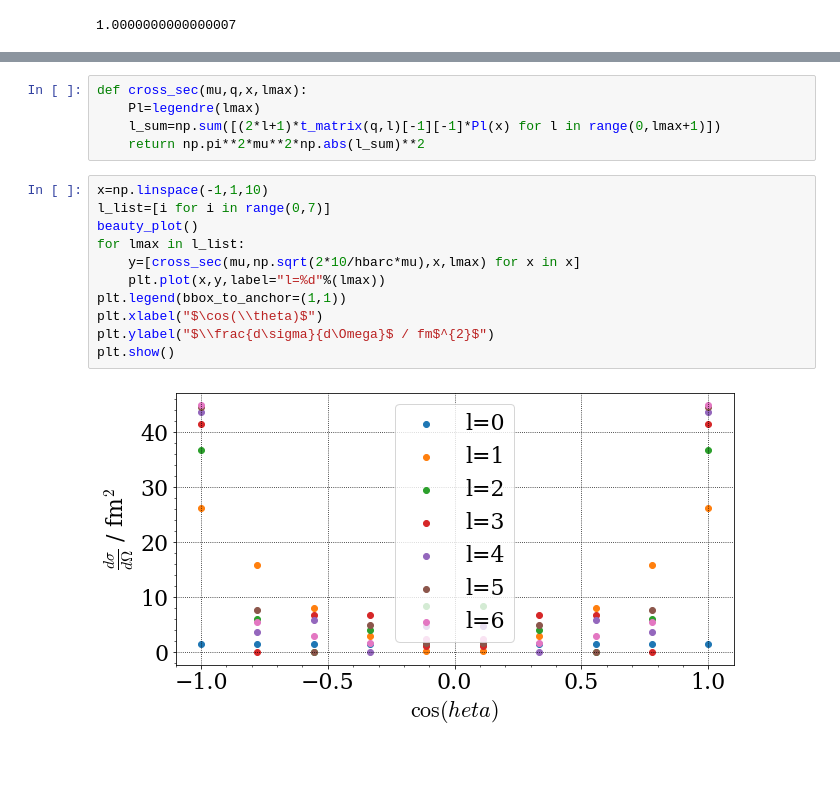
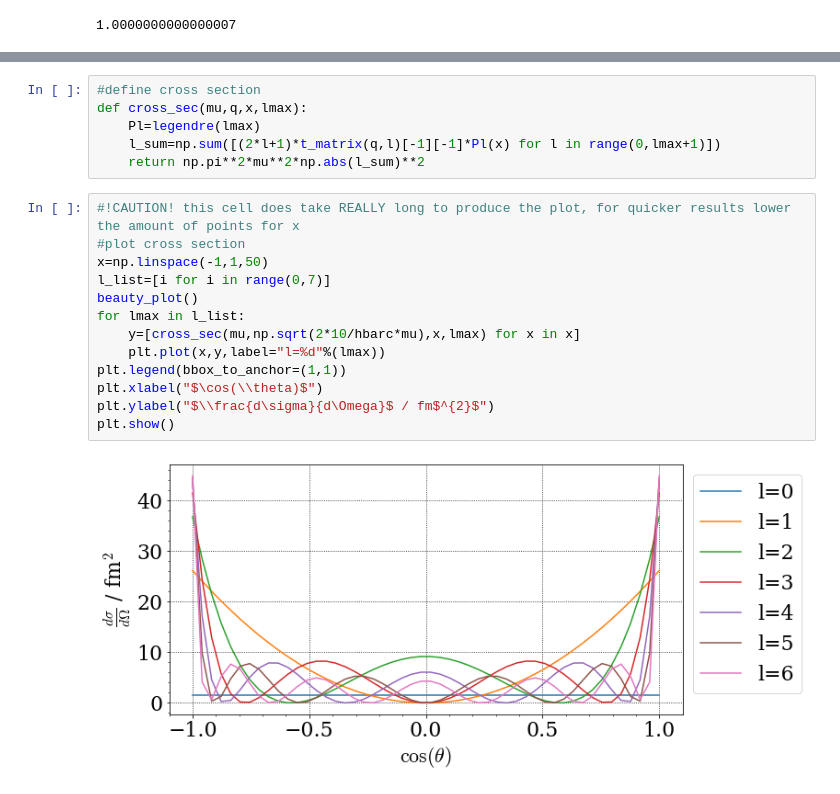
Before and after one commit to dschuechter/physics760_schuechter_krause, a Jupyter notebook: Exercise07/exercise_07.ipynb, the cells around one changed output, grey strips where cells are left out. Drawn from its saved outputs; the diff is of its cells as text; blank space fills up the shorter version.

```diff
--- a/Exercise07/exercise_07.ipynb
+++ b/Exercise07/exercise_07.ipynb
@@ -92,18 +133,21 @@ plt.show()
 # %%
+#define cross section
 def cross_sec(mu,q,x,lmax):
     Pl=legendre(lmax)
     l_sum=np.sum([(2*l+1)*t_matrix(q,l)[-1][-1]*Pl(x) for l in range(0,lmax+1)])
     return np.pi**2*mu**2*np.abs(l_sum)**2
 # %%
-x=np.linspace(-1,1,10)
+#!CAUTION! this cell does take REALLY long to produce the plot, for quicker results lower the amount of points for x
+#plot cross section
+x=np.linspace(-1,1,50)
 l_list=[i for i in range(0,7)]
 beauty_plot()
 for lmax in l_list:
     y=[cross_sec(mu,np.sqrt(2*10/hbarc*mu),x,lmax) for x in x]
     plt.plot(x,y,label="l=%d"%(lmax))
 plt.legend(bbox_to_anchor=(1,1))
 plt.xlabel("$\cos(\\theta)$")
 plt.ylabel("$\\frac{d\sigma}{d\Omega}$ / fm$^{2}$")
 plt.show()
 # %% [output]
-[figure, old version]
+[figure, new version]
```
Also changed, not shown: parts of 7 cells of this notebook.
